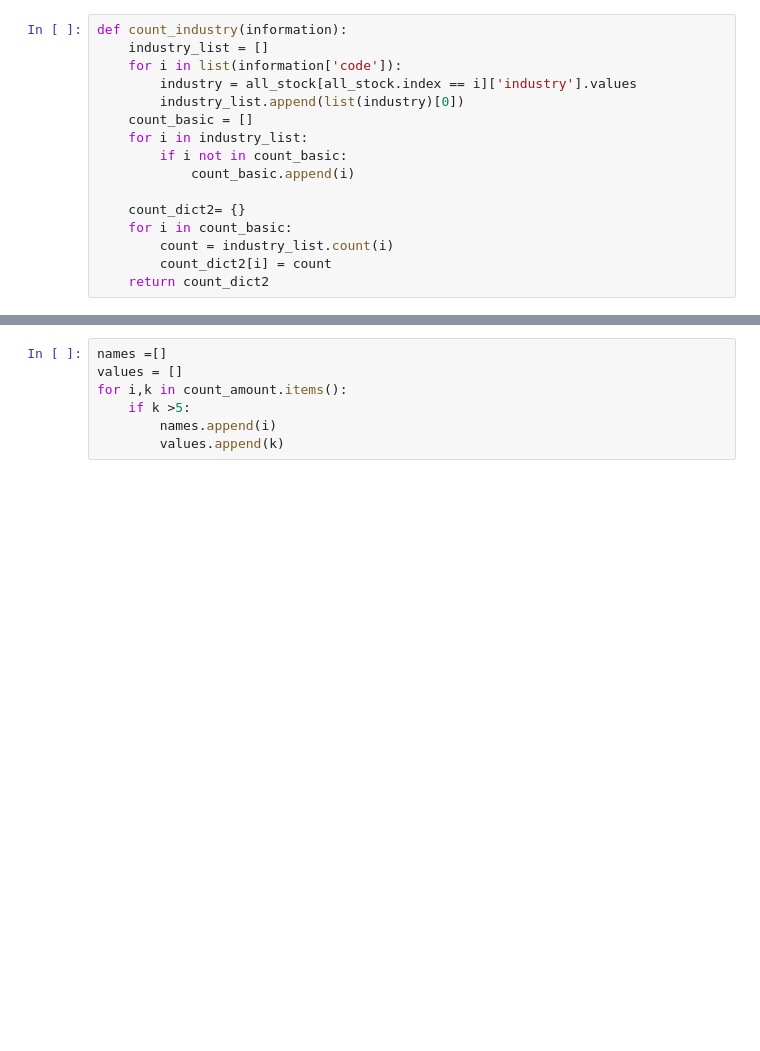
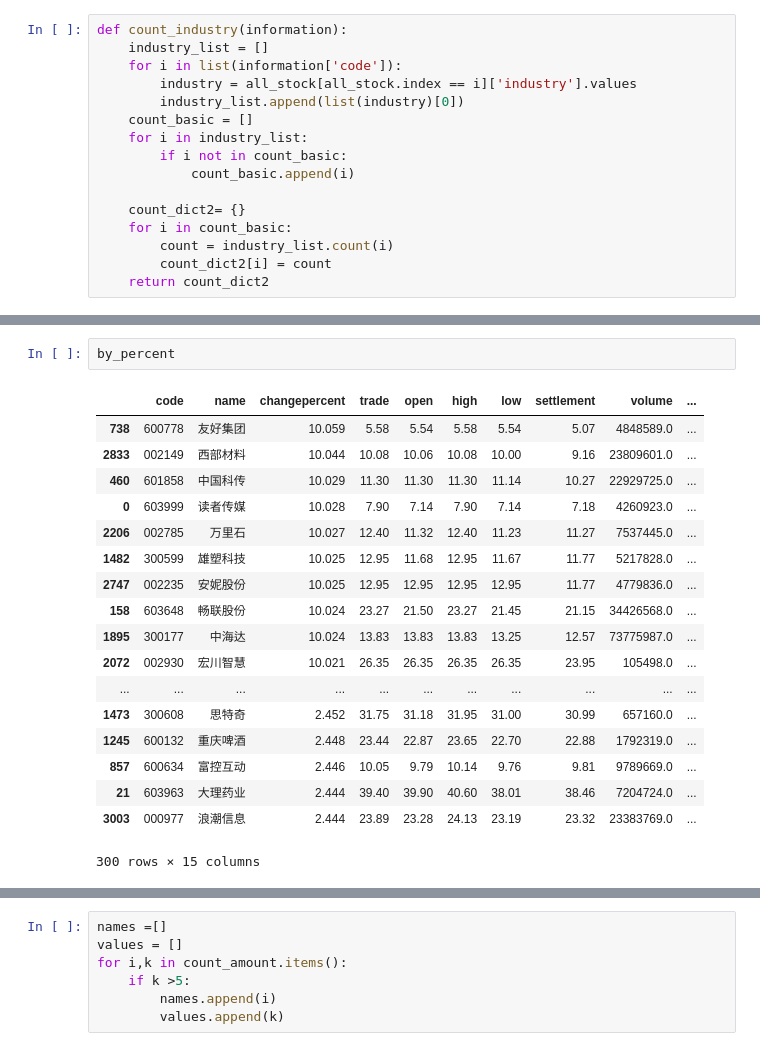
Before and after one commit to keyiyi/tulearn, a Jupyter notebook: bigvol.ipynb, the cells around one changed output, grey strips where cells are left out. Drawn from its saved outputs; the diff is of its cells as text; blank space fills up the shorter version.

```diff
--- a/bigvol.ipynb
+++ b/bigvol.ipynb
@@ -35,3 +47,24 @@ def count_industry(information):
+# %%
+by_percent
+# %% [output]
+|  | code | name | changepercent | trade | open | high | low | settlement | volume | ... |
+| 738 | 600778 | 友好集团 | 10.059 | 5.58 | 5.54 | 5.58 | 5.54 | 5.07 | 4848589.0 | ... |
+| 2833 | 002149 | 西部材料 | 10.044 | 10.08 | 10.06 | 10.08 | 10.00 | 9.16 | 23809601.0 | ... |
+| 460 | 601858 | 中国科传 | 10.029 | 11.30 | 11.30 | 11.30 | 11.14 | 10.27 | 22929725.0 | ... |
+| 0 | 603999 | 读者传媒 | 10.028 | 7.90 | 7.14 | 7.90 | 7.14 | 7.18 | 4260923.0 | ... |
+| 2206 | 002785 | 万里石 | 10.027 | 12.40 | 11.32 | 12.40 | 11.23 | 11.27 | 7537445.0 | ... |
+| 1482 | 300599 | 雄塑科技 | 10.025 | 12.95 | 11.68 | 12.95 | 11.67 | 11.77 | 5217828.0 | ... |
+| 2747 | 002235 | 安妮股份 | 10.025 | 12.95 | 12.95 | 12.95 | 12.95 | 11.77 | 4779836.0 | ... |
+| 158 | 603648 | 畅联股份 | 10.024 | 23.27 | 21.50 | 23.27 | 21.45 | 21.15 | 34426568.0 | ... |
+| 1895 | 300177 | 中海达 | 10.024 | 13.83 | 13.83 | 13.83 | 13.25 | 12.57 | 73775987.0 | ... |
+| 2072 | 002930 | 宏川智慧 | 10.021 | 26.35 | 26.35 | 26.35 | 26.35 | 23.95 | 105498.0 | ... |
+| ... | ... | ... | ... | ... | ... | ... | ... | ... | ... | ... |
+| 1473 | 300608 | 思特奇 | 2.452 | 31.75 | 31.18 | 31.95 | 31.00 | 30.99 | 657160.0 | ... |
+| 1245 | 600132 | 重庆啤酒 | 2.448 | 23.44 | 22.87 | 23.65 | 22.70 | 22.88 | 1792319.0 | ... |
+| 857 | 600634 | 富控互动 | 2.446 | 10.05 | 9.79 | 10.14 | 9.76 | 9.81 | 9789669.0 | ... |
+| 21 | 603963 | 大理药业 | 2.444 | 39.40 | 39.90 | 40.60 | 38.01 | 38.46 | 7204724.0 | ... |
+| 3003 | 000977 | 浪潮信息 | 2.444 | 23.89 | 23.28 | 24.13 | 23.19 | 23.32 | 23383769.0 | ... |
+300 rows × 15 columns
 # %%
 count_percent = count_industry(by_percent)
 count_percent
```
Also changed, not shown: parts of 9 cells of this notebook, 1 other file.
